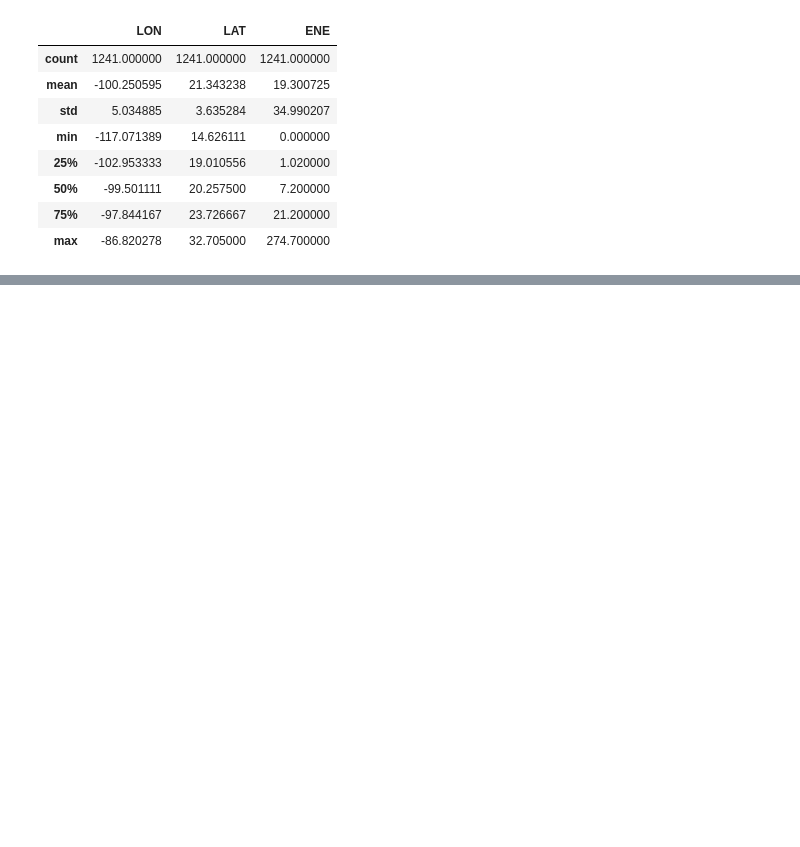
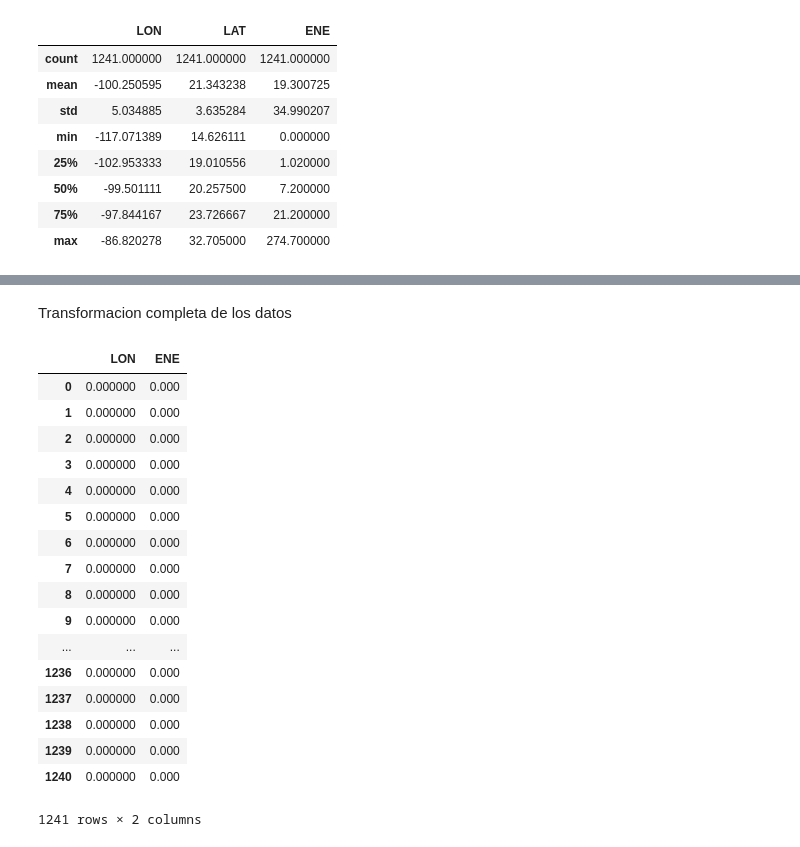
Before and after one commit to LuisEduardoCantero/Data_Science_in_Cosmology, a Jupyter notebook: Semana2/Tarea_Semana2/Ejercicio_2.ipynb, the cells around one changed output, grey strips where cells are left out. Saved outputs shown, nothing was run; the diff lists cells and outputs as text; code cells hidden in the pictures; blank space fills up the shorter version.

```diff
--- a/Semana2/Tarea_Semana2/Ejercicio_2.ipynb
+++ b/Semana2/Tarea_Semana2/Ejercicio_2.ipynb
@@ -1232,0 +1294,23 @@ LLUVIA_2019.describe()
+# %% [markdown]
+Transformacion completa de los datos
+# %%
+LLUVIA_2019.groupby('LAT').transform(lambda x: x - x.mean())
+# %% [output]
+|  | LON | ENE |
+| 0 | 0.000000 | 0.000 |
+| 1 | 0.000000 | 0.000 |
+| 2 | 0.000000 | 0.000 |
+| 3 | 0.000000 | 0.000 |
+| 4 | 0.000000 | 0.000 |
+| 5 | 0.000000 | 0.000 |
+| 6 | 0.000000 | 0.000 |
+| 7 | 0.000000 | 0.000 |
+| 8 | 0.000000 | 0.000 |
+| 9 | 0.000000 | 0.000 |
+| ... | ... | ... |
+| 1236 | 0.000000 | 0.000 |
+| 1237 | 0.000000 | 0.000 |
+| 1238 | 0.000000 | 0.000 |
+| 1239 | 0.000000 | 0.000 |
+| 1240 | 0.000000 | 0.000 |
+1241 rows × 2 columns
```
Also changed, not shown: parts of 10 cells of this notebook.
